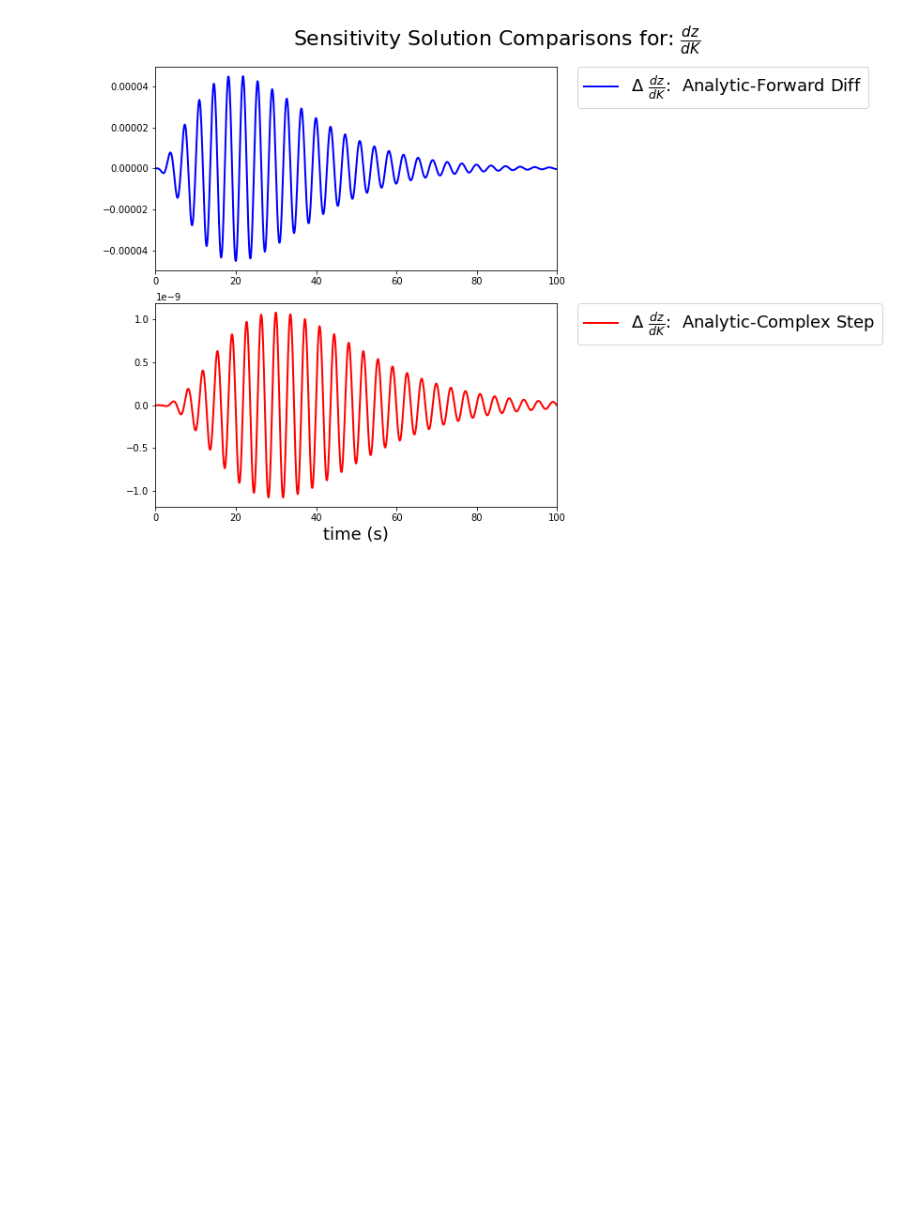
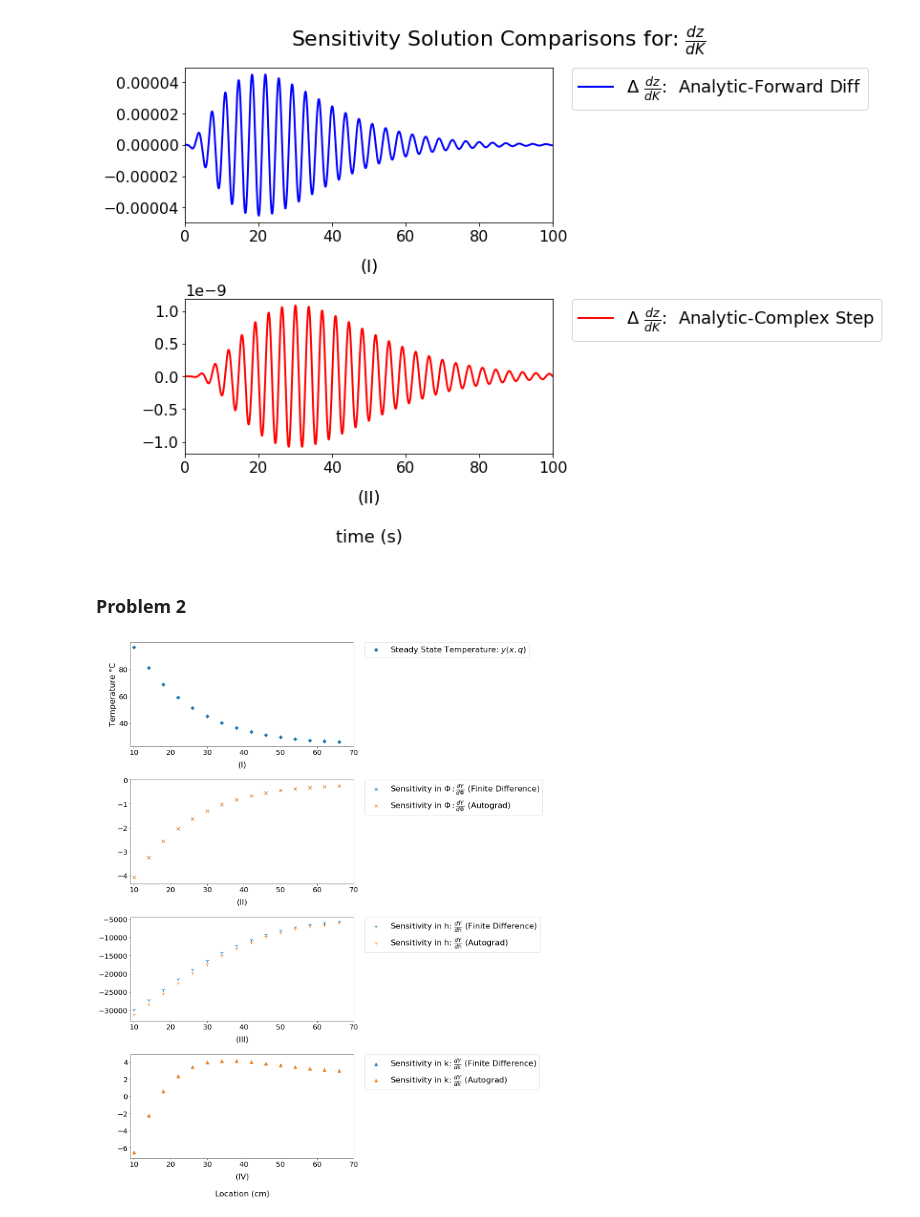
Before and after one commit to adamcwatts/MA540_UQ, a Jupyter notebook: Project2/Project2_ProblemA.ipynb, the cells around one changed output. Cells and saved outputs as stored; diff of their text form; code cells hidden in the pictures; blank space fills up the shorter version.

Commit message:
compelted problems

```diff
--- a/Project2/Project2_ProblemA.ipynb
+++ b/Project2/Project2_ProblemA.ipynb
@@ -123,17 +133,21 @@ plt.savefig('Solution_comparison_dzdC.png')
 fig, axes = plt.subplots(nrows=2, ncols=1,figsize=(12, 8))
 axes[0].plot(t_array, k_sens-k_sens_fd, label=r'$\Delta \ \frac{dz}{dK}$:  Analytic-Forward Diff' , c='b',linewidth=2)
 axes[0].set_xlim(0, 100);
+axes[0].set_xlabel('(I)', labelpad=15)
 axes[0].legend(bbox_to_anchor=(1.05, 1), loc='upper left', borderaxespad=0.);
 
 
 axes[1].plot(t_array, k_sens-k_sens_cs, label=r'$\Delta \ \frac{dz}{dK}$:  Analytic-Complex Step', c='r',linewidth=2)
 axes[1].set_xlim(0, 100);
 axes[1].legend(bbox_to_anchor=(1.05, 1), loc='upper left', borderaxespad=0.);
+axes[1].set_xlabel('(II)\n\n' + 'time (s)', labelpad=15)
 
-plt.xlabel('time (s)');
+
 plt.suptitle(r'Sensitivity Solution Comparisons for: $\frac{dz}{dK}$');
 plt.tight_layout();
 fig.subplots_adjust(top=0.90)
 plt.savefig('Solution_comparison_dzdK.png')
 # %% [output]
-[figure, old version]
+[figure, new version]
+# %% [markdown]
+### Problem 2
@@ -139,0 +205,42 @@ plt.savefig('Solution_comparison_dzdK.png')
+# %%
+SMALL_SIZE = 20
+MEDIUM_SIZE = 22
+BIGGER_SIZE = 26
+plt.rc('font', size=MEDIUM_SIZE)          # controls default text sizes
+plt.rc('axes', titlesize=SMALL_SIZE)     # fontsize of the axes title
+plt.rc('axes', labelsize=MEDIUM_SIZE)    # fontsize of the x and y labels
+plt.rc('xtick', labelsize=SMALL_SIZE)    # fontsize of the tick labels
+plt.rc('ytick', labelsize=SMALL_SIZE)    # fontsize of the tick labels
+plt.rc('legend', fontsize=MEDIUM_SIZE)    # legend fontsize
+plt.rc('figure', titlesize=BIGGER_SIZE)  # fontsize of the figure title
+
+fig, axes = plt.subplots(nrows=4, ncols=1,figsize=(18, 22))
+
+axes[0].scatter(x_domain, y_solution, s=50, marker="D", label=r'Steady State Temperature: $y(x,q)$')
+axes[0].set_xlim(9, 70);
+axes[0].legend(bbox_to_anchor=(1.05, 1), loc='upper left', borderaxespad=0.);
+axes[0].set_ylabel('Temperature $\degree$C')
+axes[0].set_xlabel('(I)', labelpad=15)
+
+axes[1].scatter(x_domain, dy_dPhi,s=75, marker="x", label=r'Sensitivity in $\Phi: \frac{dY}{d\Phi}$ (Finite Difference)')
+axes[1].scatter(x_domain, dy_dPhi_auto_values,s=75, marker="x", label=r'Sensitivity in $\Phi: \frac{dY}{d\Phi}$ (Autograd)')
+axes[1].set_xlim(9, 70);
+axes[1].set_xlabel('(II)', labelpad=15)
+axes[1].legend(bbox_to_anchor=(1.05, 1), loc='upper left', borderaxespad=0.);
+
+axes[2].scatter(x_domain, dy_dh,s=100, marker="1", label=r'Sensitivity in h: $\frac{dY}{dh}$ (Finite Difference)')
+axes[2].scatter(x_domain, dy_dh_auto_values,s=100, marker="1", label=r'Sensitivity in h: $\frac{dY}{dh}$ (Autograd)')
+axes[2].set_xlim(9, 70);
+axes[2].set_xlabel('(III)', labelpad=15)
+axes[2].legend(bbox_to_anchor=(1.05, 1), loc='upper left', borderaxespad=0.);
+
+axes[3].scatter(x_domain, dy_dk,s=75, marker="^",  label=r'Sensitivity in k: $\frac{dY}{dk}$ (Finite Difference)')
+axes[3].scatter(x_domain, dy_dk_auto_values,s=75, marker="^", label=r'Sensitivity in k: $\frac{dY}{dk}$ (Autograd)')
+axes[3].set_xlim(9, 70);
+axes[3].legend(bbox_to_anchor=(1.05, 1), loc='upper left', borderaxespad=0.);
+plt.xlabel('(IV)\n\n'+'Location (cm)', labelpad=15);
+# fig.subplots_adjust(right=0.5)
+plt.tight_layout()
+plt.savefig('problem2_a.png')
+# %% [output]
+[figure, added]
```
Also changed, not shown: parts of 7 cells of this notebook, 1 other file.
